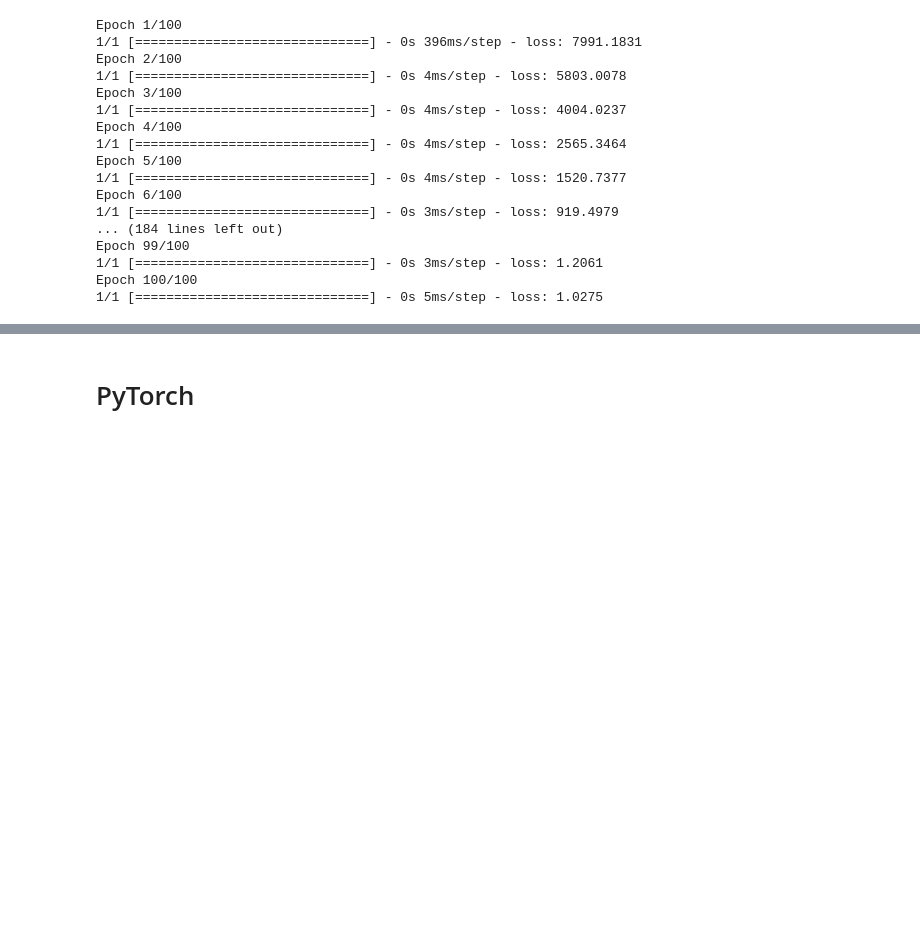
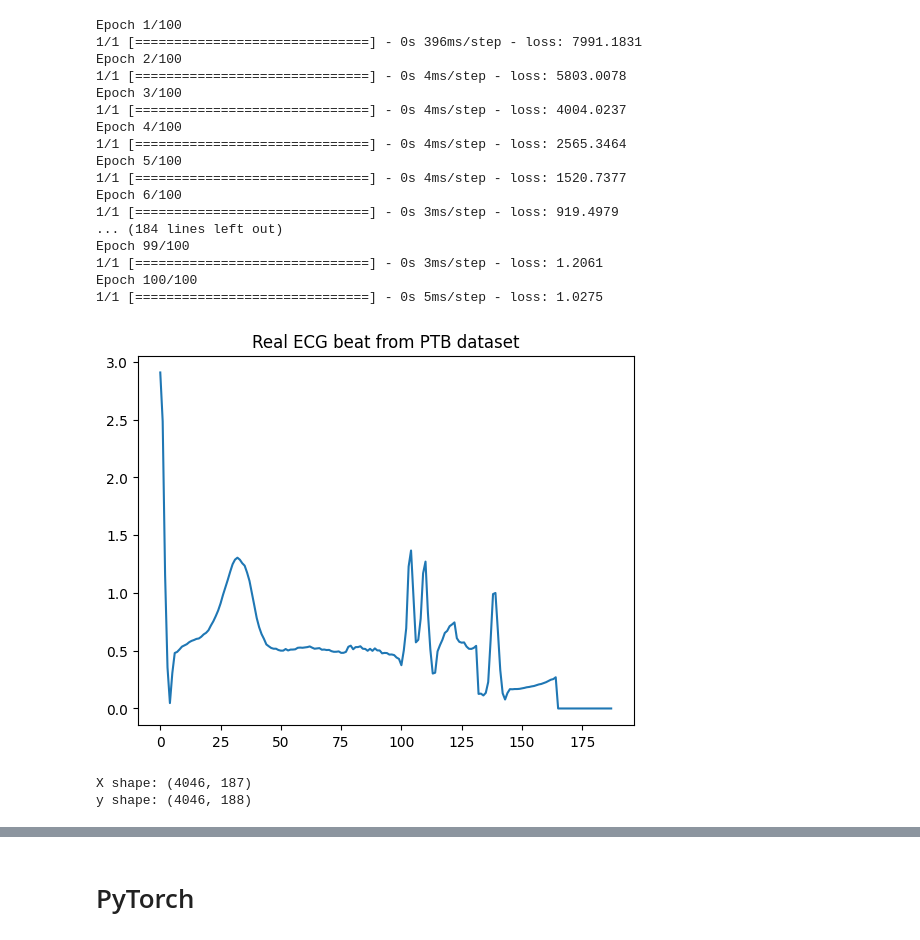
Before and after one commit to RafsanJany-UST/IUT_Project_2025, a Jupyter notebook: deleteThis.ipynb, the cells around one changed output, grey strips where cells are left out. Cells and saved outputs as stored; diff of their text form; code cells hidden in the pictures; blank space fills up the shorter version.

```diff
--- a/deleteThis.ipynb
+++ b/deleteThis.ipynb
@@ -45,3 +45,23 @@ Epoch 99/100
 1/1 [==============================] - 0s 3ms/step - loss: 1.2061
 Epoch 100/100
 1/1 [==============================] - 0s 5ms/step - loss: 1.0275
+# %%
+import numpy as np
+import tensorflow as tf
+import matplotlib.pyplot as plt
+
+# load one ECG sample (1 beat)
+ecg = np.loadtxt(r"C:\Users\RAZER\Desktop\archive\ptbdb_normal.csv", delimiter=",")
+ecg_signal = ecg[0]+ecg[1]+ecg[2]   # first heartbeat
+
+plt.plot(ecg_signal)
+plt.title("Real ECG beat from PTB dataset")
+plt.show()
+# %% [output]
+[figure, added]
+# %%
+print("X shape:", X.shape)
+print("y shape:", y.shape)
+# %% [output]
+X shape: (4046, 187)
+y shape: (4046, 188)
```
Also changed, not shown: parts of 2 cells of this notebook, 1 other file.
